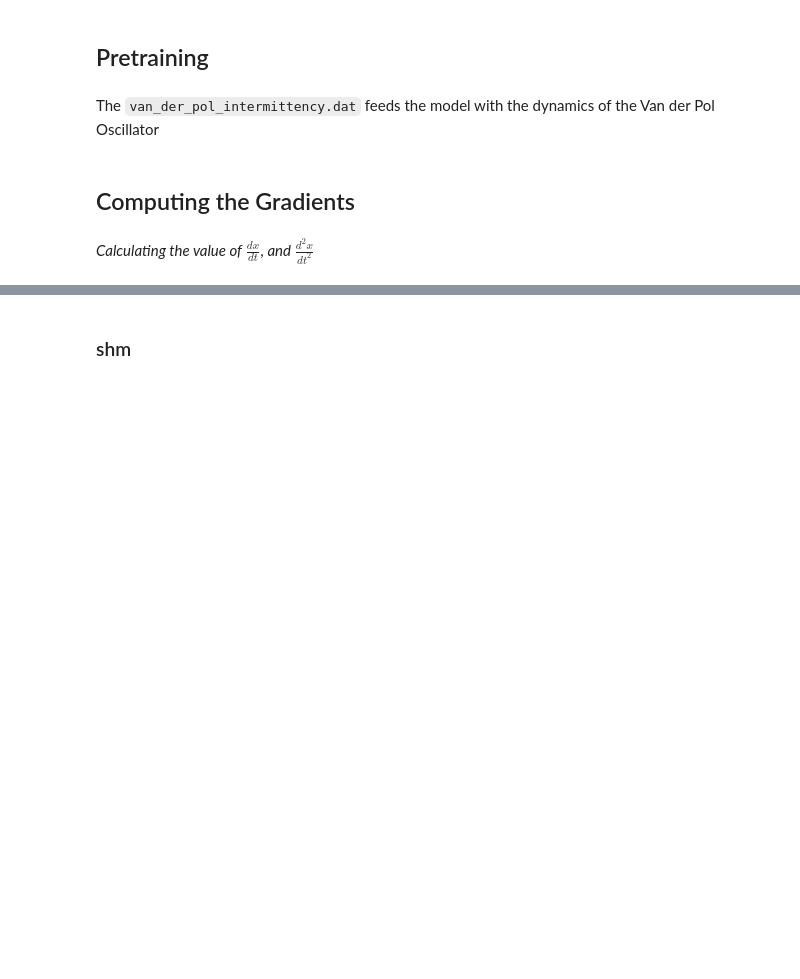
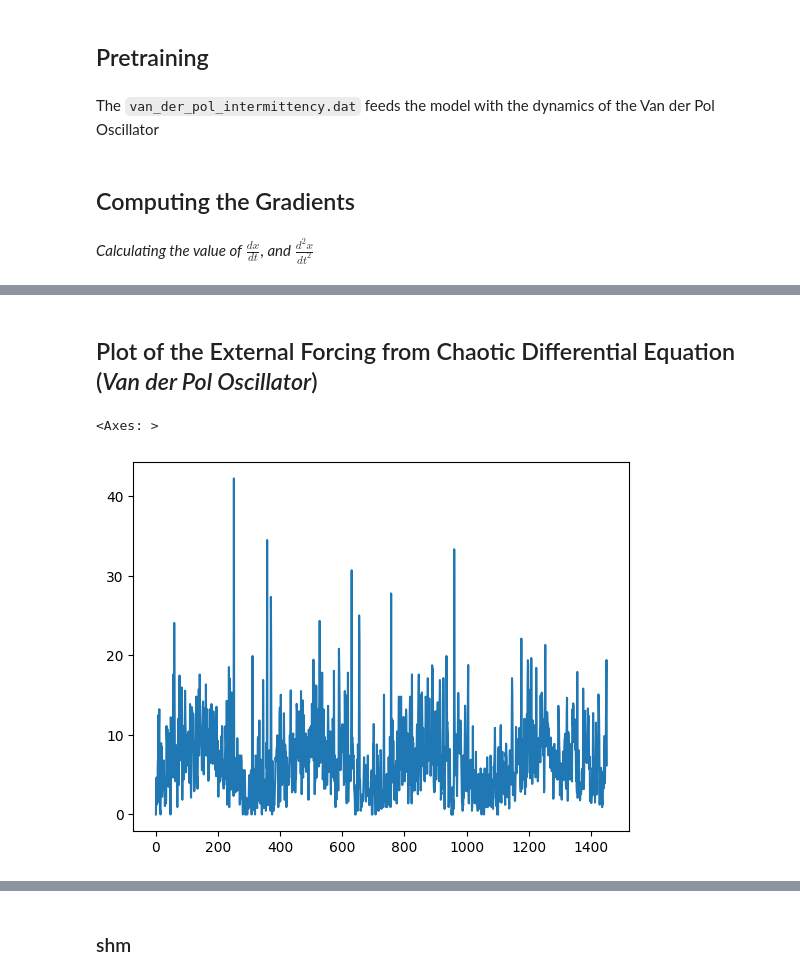
Before and after one commit to oops-moment/Van-der-Pol-informed-Neural-Networks, a Jupyter notebook: code.ipynb, the cells around one changed output, grey strips where cells are left out. Drawn from its saved outputs; the diff is of its cells as text; code cells hidden in the pictures; blank space fills up the shorter version.

```diff
--- a/code.ipynb
+++ b/code.ipynb
@@ -221,0 +357,5 @@ _Calculating the value of_ $\frac{dx}{dt}$, _and_ $\frac{d^2x}{dt^2}$
+# %%
+test = training_set.tail(10)
+test
+training_set = training_set.head(1452)
+training_set
@@ -221,0 +375,6 @@ _Calculating the value of_ $\frac{dx}{dt}$, _and_ $\frac{d^2x}{dt^2}$
+# %%
+training_set = training_set.reset_index(drop=True) # sets a list of integer ranging from 0 to length of training_set as index
+gradient_t = gradient_t.reset_index(drop=True) # sets a list of integer ranging from 0 to length of gradient_t as index
+gradient_tt = gradient_tt.reset_index(drop=True) # sets a list of integer ranging from 0 to length of gradient_tt as index
+print(gradient_t)
+print(gradient_tt)
@@ -221,0 +399,9 @@ _Calculating the value of_ $\frac{dx}{dt}$, _and_ $\frac{d^2x}{dt^2}$
+# %%
+df = pd.concat((training_set, gradient_t), axis=1) ##########[:-1]
+gradient_tt.columns = ["grad_tt"]
+df = pd.concat((df, gradient_tt), axis=1) ################[:-1]
+df.columns = ['y_t', 'grad_t', 'grad_tt']
+# %%
+df # DataFrame
+df=df.dropna()
+df
@@ -221,0 +422,7 @@ _Calculating the value of_ $\frac{dx}{dt}$, _and_ $\frac{d^2x}{dt^2}$
+# %% [markdown]
+## Plot of the External Forcing from Chaotic Differential Equation (_Van der Pol Oscillator_)
+# %%
+df.iloc[:, 0].plot()
+# %% [output]
+<Axes: >
+[figure, added]
```
Also changed, not shown: parts of 38 cells of this notebook, 12 other files.
